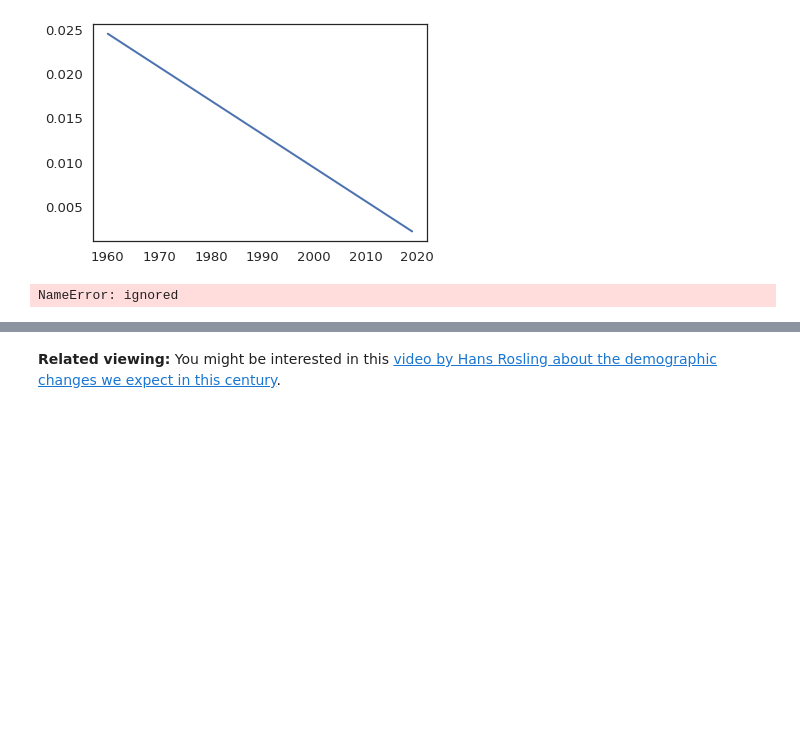
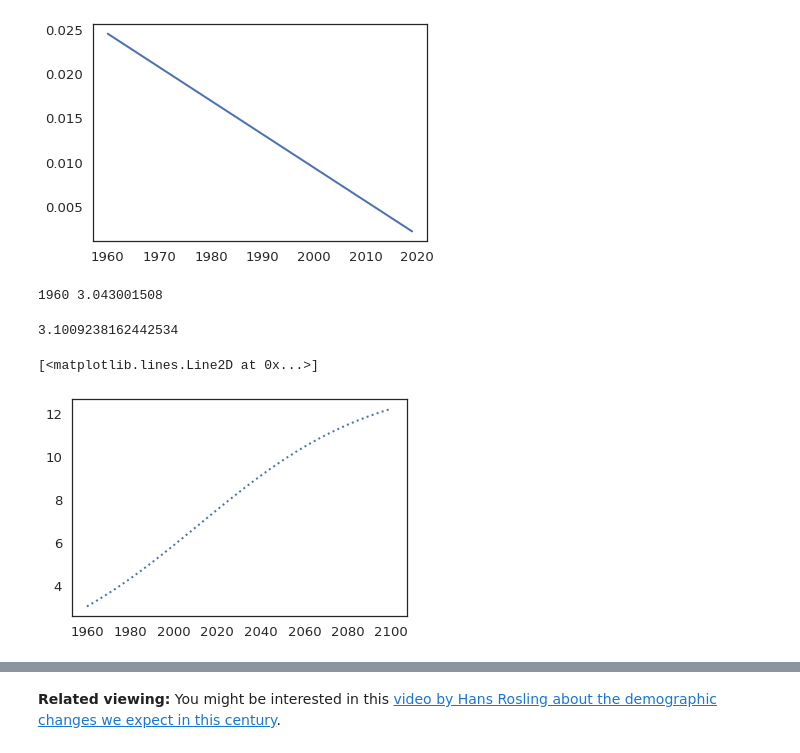
Before and after one commit to ferrysany/ModSimPy, a Jupyter notebook: colab/chap08.ipynb, the cells around one changed output, grey strips where cells are left out. Drawn from its saved outputs; the diff is of its cells as text; code cells hidden in the pictures; blank space fills up the shorter version.

```diff
--- a/colab/chap08.ipynb
+++ b/colab/chap08.ipynb
@@ -305,10 +305,10 @@ plot(growth_rate, label='Growth Rate')
 [<matplotlib.lines.Line2D at 0x...>]
 [figure]
 # %%
-system2 = System(t_0,
-                t_end,
-                p_0,
-                alpha=alpha_func,
+system2 = System(t_0=t_0,
+                t_end=t_end,
+                p_0=p_0,
+                alpha=alpha_func(t_0),
                 beta=-0.0018)
 # %%
 def update_func_alpha(pop, t, system):
@@ -323,6 +323,8 @@ def update_func_alpha(pop, t, system):
 # %%
 t_0 = 1960
 p_0 = census[t_0]
-update_func_alpha(pop, t, system2)
+print(t_0, p_0)
+update_func_alpha(p_0, t_0, system2)
 # %% [output]
-NameError: ignored
+1960 3.043001508
+3.1009238162442534
@@ -332,0 +331,11 @@ NameError: ignored
+# %%
+system2.t_0 = 1960
+system2.t_end = 2100
+results3=TimeSeries()
+
+results3 = run_simulation(system2, update_func_alpha)
+
+plot(results3, ':', label='Population based on alpha function')
+# %% [output]
+[<matplotlib.lines.Line2D at 0x...>]
+[figure, added]
```
Also changed, not shown: parts of 3 cells of this notebook.
